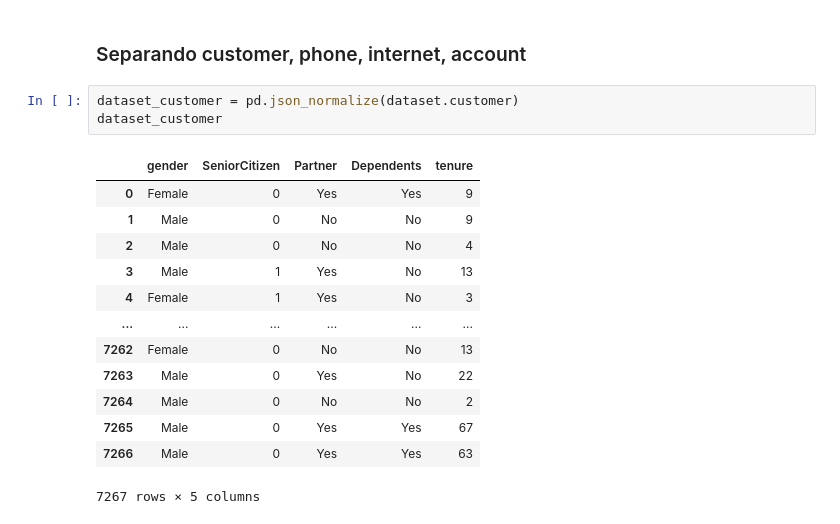
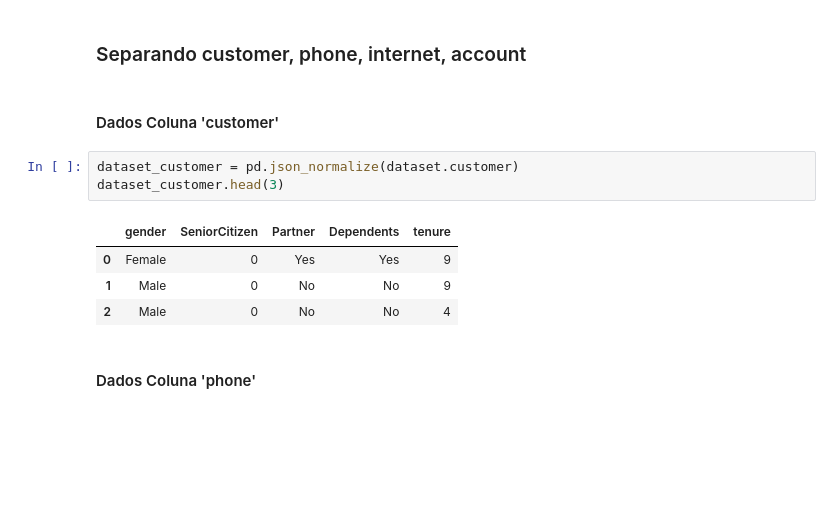
Before and after one commit to Dev-Zz/alura_challenge, a Jupyter notebook: Alura Challenge/Alura Challenge Semana 1.ipynb, the cells around one changed output. Drawn from its saved outputs; the diff is of its cells as text; blank space fills up the shorter version.

```diff
--- a/Alura Challenge/Alura Challenge Semana 1.ipynb
+++ b/Alura Challenge/Alura Challenge Semana 1.ipynb
@@ -74,22 +32,17 @@ dataset.head()
 Verificando o arquivo 'Telco-Customer-Churn.json' entendemos que as colunas: customer, phone, internet, account tem mais dados que precisaremos analizar, iremos separar todos esses dados para entender qual o melhor caminho tomar.
 # %% [markdown]
 ### Separando customer, phone, internet, account
+# %% [markdown]
+#### Dados Coluna 'customer'
 # %%
 dataset_customer = pd.json_normalize(dataset.customer)
-dataset_customer
+dataset_customer.head(3)
 # %% [output]
 |  | gender | SeniorCitizen | Partner | Dependents | tenure |
 | 0 | Female | 0 | Yes | Yes | 9 |
 | 1 | Male | 0 | No | No | 9 |
 | 2 | Male | 0 | No | No | 4 |
-| 3 | Male | 1 | Yes | No | 13 |
-| 4 | Female | 1 | Yes | No | 3 |
-| ... | ... | ... | ... | ... | ... |
-| 7262 | Female | 0 | No | No | 13 |
-| 7263 | Male | 0 | Yes | No | 22 |
-| 7264 | Male | 0 | No | No | 2 |
-| 7265 | Male | 0 | Yes | Yes | 67 |
-| 7266 | Male | 0 | Yes | Yes | 63 |
-7267 rows × 5 columns
+# %% [markdown]
+#### Dados Coluna 'phone'
 # %%
 dataset_phone = pd.json_normalize(dataset.phone)
```
Also changed, not shown: parts of 51 cells of this notebook, 1 other file.
